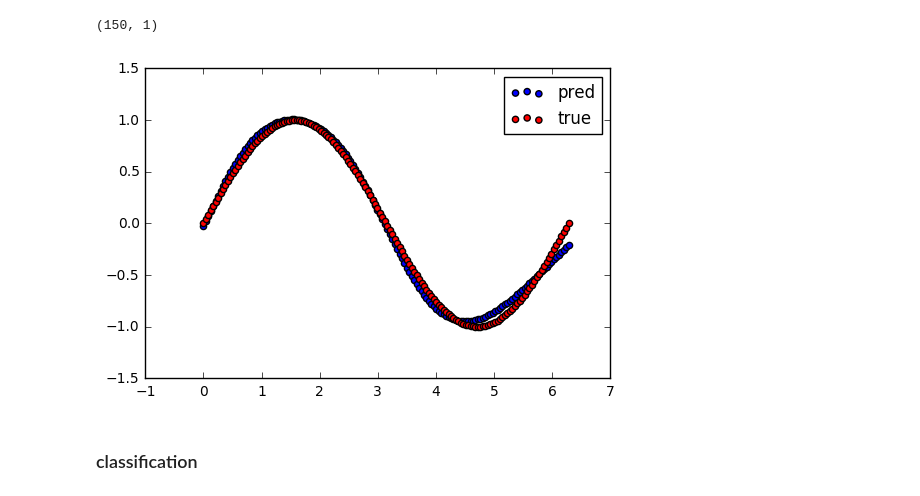
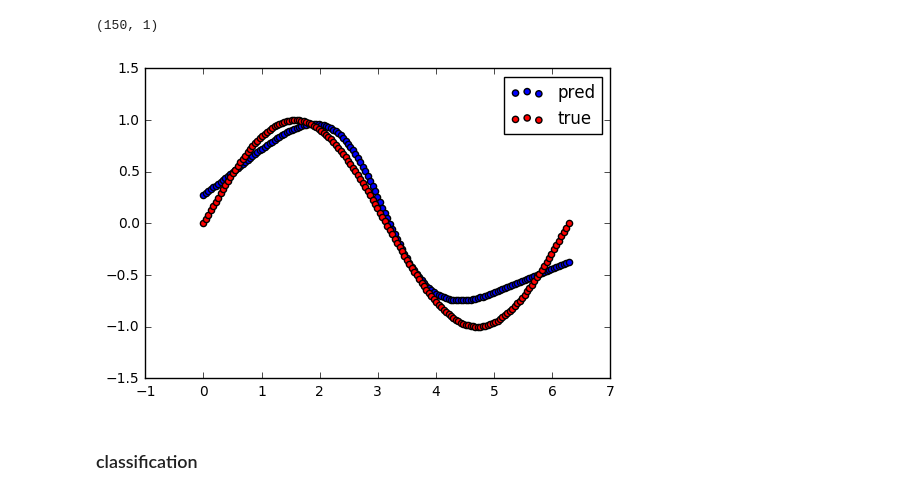
Before and after one commit to huizhuzhao/jupyter_notebook, a Jupyter notebook: jupyter_keras/examples/fitting.ipynb, the cells around one changed output. Cells and saved outputs as stored; diff of their text form; code cells hidden in the pictures.

```diff
--- a/jupyter_keras/examples/fitting.ipynb
+++ b/jupyter_keras/examples/fitting.ipynb
@@ -73,17 +84,16 @@ plt.show()
 # %%
 x_test = np.linspace(0, 2*np.pi, 150).reshape(150, 1)
 y_true = np.sin(x_test)
-y_pred = model_sin.predict(x_test)
+y_pred = model.predict(x_test)
 print y_pred.shape
+
+plt.scatter(x_test[:, 0], y_pred[:, 0], label='pred')
+plt.scatter(x_test[:, 0], y_true[:, 0], c='r', label='true')
+plt.legend()
+plt.show()
 # %% [output]
 (150, 1)
+[figure, added]
-# %%
-plt.scatter(x_test[:, 0], y_pred[:, 0], label='pred')
-plt.scatter(x_test[:, 0], y_true[:, 0], c='r', label='true')
-plt.legend()
-plt.show()
-# %% [output]
-[figure, removed]
 # %% [markdown]
 ### classification
 # %%
```
Also changed, not shown: parts of 17 cells of this notebook, 27 other files.
